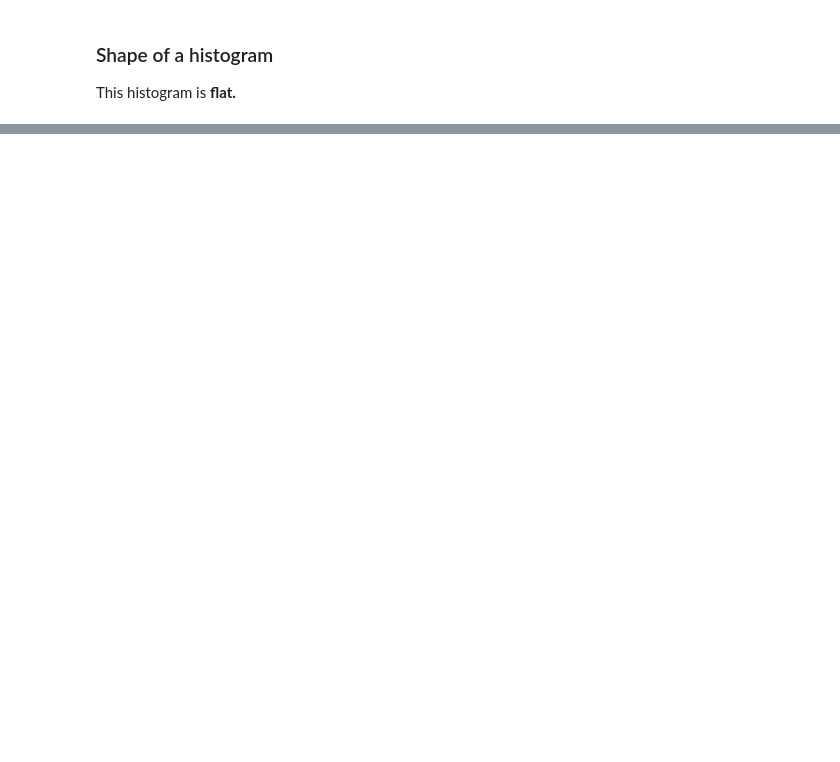
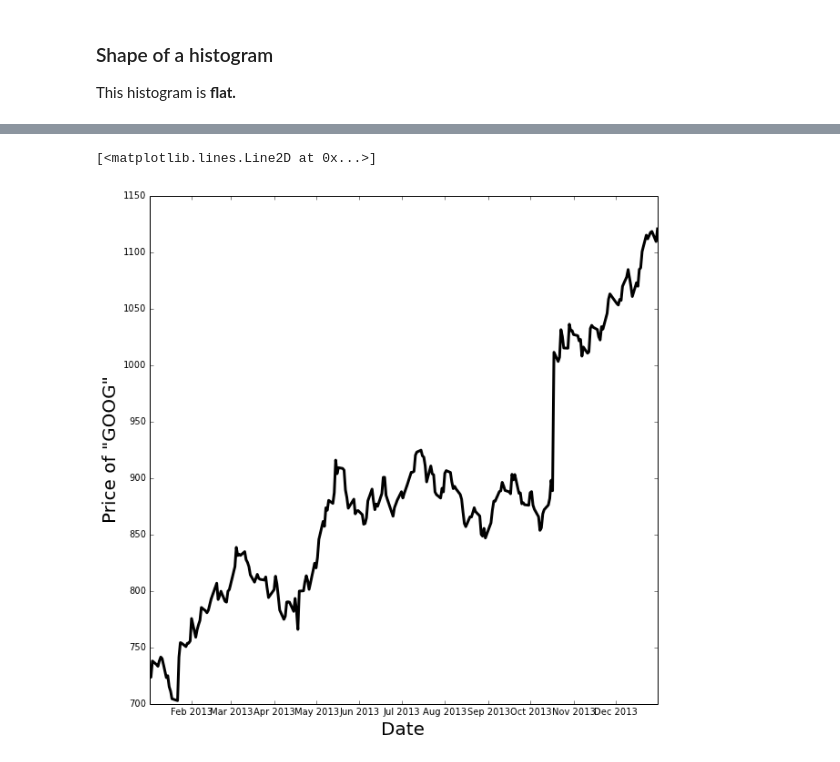
Before and after one commit to jonathan-taylor/stats60, a Jupyter notebook: Graphical Summaries.ipynb, the cells around one changed output, grey strips where cells are left out. Saved outputs shown, nothing was run; the diff lists cells and outputs as text; code cells hidden in the pictures; blank space fills up the shorter version.

```diff
--- a/Graphical Summaries.ipynb
+++ b/Graphical Summaries.ipynb
@@ -295,0 +314,20 @@ with plt.xkcd():
+# %%
+import ystockquote
+
+google_fig = plt.figure(figsize=(10,10))
+google_ax = google_fig.gca()
+google = ystockquote.get_historical_prices('GOOG', '2013-01-01', '2013-12-31')
+
+dates = []
+google_close = []
+for date in sorted(google.keys()):
+    dates.append(datetime.date(*time.strptime(date, '%Y-%m-%d')[:3]))
+    google_close.append(float(google[date]['Close']))
+
+google_ax.set_ylabel('Price of "GOOG"', fontsize=20)
+google_ax.set_xlabel('Date', fontsize=20)
+google_close = np.array(google_close)
+google_ax.plot(dates, google_close, 'k', linewidth=3)
+# %% [output]
+[<matplotlib.lines.Line2D at 0x...>]
+[figure, added]
```
Also changed, not shown: parts of 19 cells of this notebook, 9 other files.
